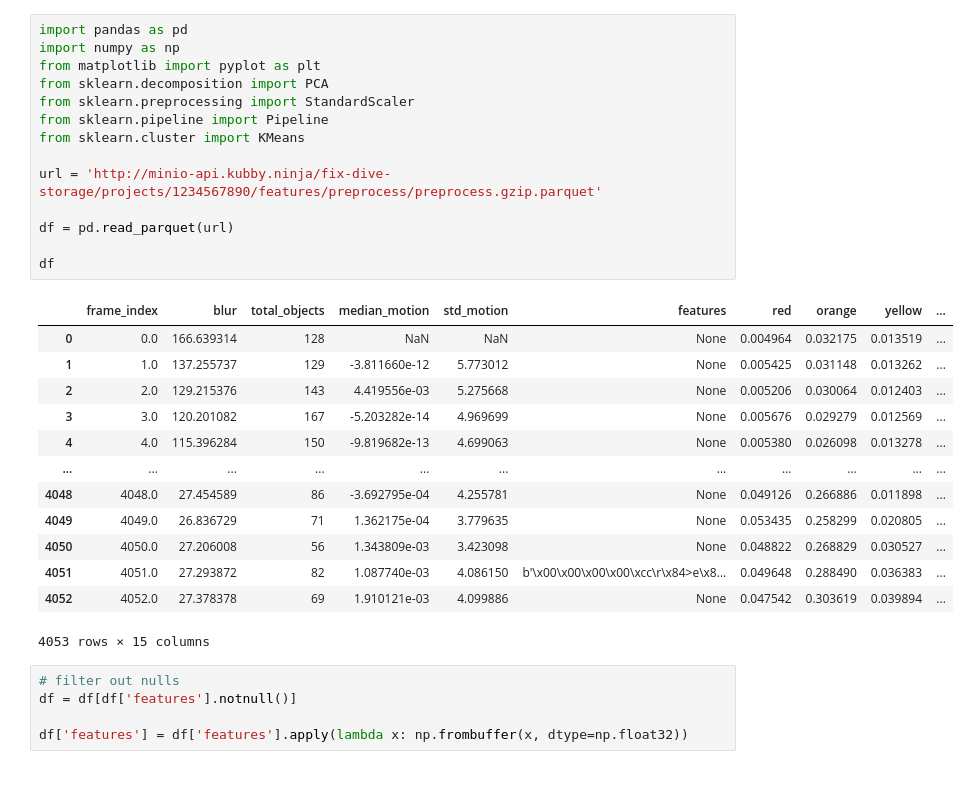
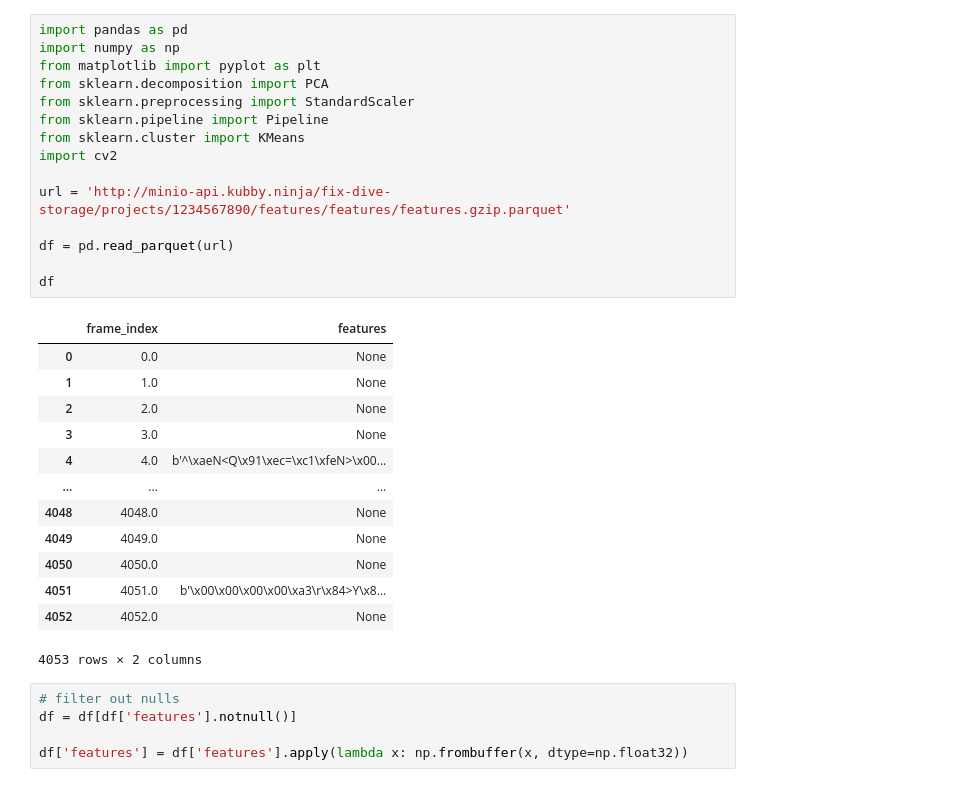
Before and after one commit to jackmead515/fix-dive, a Jupyter notebook: research/preprocess/cluster.ipynb, the cells around one changed output. Drawn from its saved outputs; the diff is of its cells as text.

```diff
--- a/research/preprocess/cluster.ipynb
+++ b/research/preprocess/cluster.ipynb
@@ -1,31 +1,32 @@
 # %%
 import pandas as pd
 import numpy as np
 from matplotlib import pyplot as plt
 from sklearn.decomposition import PCA
 from sklearn.preprocessing import StandardScaler
 from sklearn.pipeline import Pipeline
 from sklearn.cluster import KMeans
+import cv2
 
-url = 'http://minio-api.kubby.ninja/fix-dive-storage/projects/1234567890/features/preprocess/preprocess.gzip.parquet'
+url = 'http://minio-api.kubby.ninja/fix-dive-storage/projects/1234567890/features/features/features.gzip.parquet'
 
 df = pd.read_parquet(url)
 
 df
 # %% [output]
-|  | frame_index | blur | total_objects | median_motion | std_motion | features | red | orange | yellow | ... |
-| 0 | 0.0 | 166.639314 | 128 | NaN | NaN | None | 0.004964 | 0.032175 | 0.013519 | ... |
-| 1 | 1.0 | 137.255737 | 129 | -3.811660e-12 | 5.773012 | None | 0.005425 | 0.031148 | 0.013262 | ... |
-| 2 | 2.0 | 129.215376 | 143 | 4.419556e-03 | 5.275668 | None | 0.005206 | 0.030064 | 0.012403 | ... |
-| 3 | 3.0 | 120.201082 | 167 | -5.203282e-14 | 4.969699 | None | 0.005676 | 0.029279 | 0.012569 | ... |
-| 4 | 4.0 | 115.396284 | 150 | -9.819682e-13 | 4.699063 | None | 0.005380 | 0.026098 | 0.013278 | ... |
-| ... | ... | ... | ... | ... | ... | ... | ... | ... | ... | ... |
-| 4048 | 4048.0 | 27.454589 | 86 | -3.692795e-04 | 4.255781 | None | 0.049126 | 0.266886 | 0.011898 | ... |
-| 4049 | 4049.0 | 26.836729 | 71 | 1.362175e-04 | 3.779635 | None | 0.053435 | 0.258299 | 0.020805 | ... |
-| 4050 | 4050.0 | 27.206008 | 56 | 1.343809e-03 | 3.423098 | None | 0.048822 | 0.268829 | 0.030527 | ... |
-| 4051 | 4051.0 | 27.293872 | 82 | 1.087740e-03 | 4.086150 | b'\x00\x00\x00\x00\xcc\r\x84>e\x8... | 0.049648 | 0.288490 | 0.036383 | ... |
-| 4052 | 4052.0 | 27.378378 | 69 | 1.910121e-03 | 4.099886 | None | 0.047542 | 0.303619 | 0.039894 | ... |
+|  | frame_index | features |
+| 0 | 0.0 | None |
+| 1 | 1.0 | None |
+| 2 | 2.0 | None |
+| 3 | 3.0 | None |
+| 4 | 4.0 | b'^\xaeN<Q\x91\xec=\xc1\xfeN>\x00... |
+| ... | ... | ... |
+| 4048 | 4048.0 | None |
+| 4049 | 4049.0 | None |
+| 4050 | 4050.0 | None |
+| 4051 | 4051.0 | b'\x00\x00\x00\x00\xa3\r\x84>Y\x8... |
+| 4052 | 4052.0 | None |
-4053 rows × 15 columns
+4053 rows × 2 columns
 # %%
 # filter out nulls
 df = df[df['features'].notnull()]
```
Also changed, not shown: parts of 6 cells of this notebook, 7 other files.
